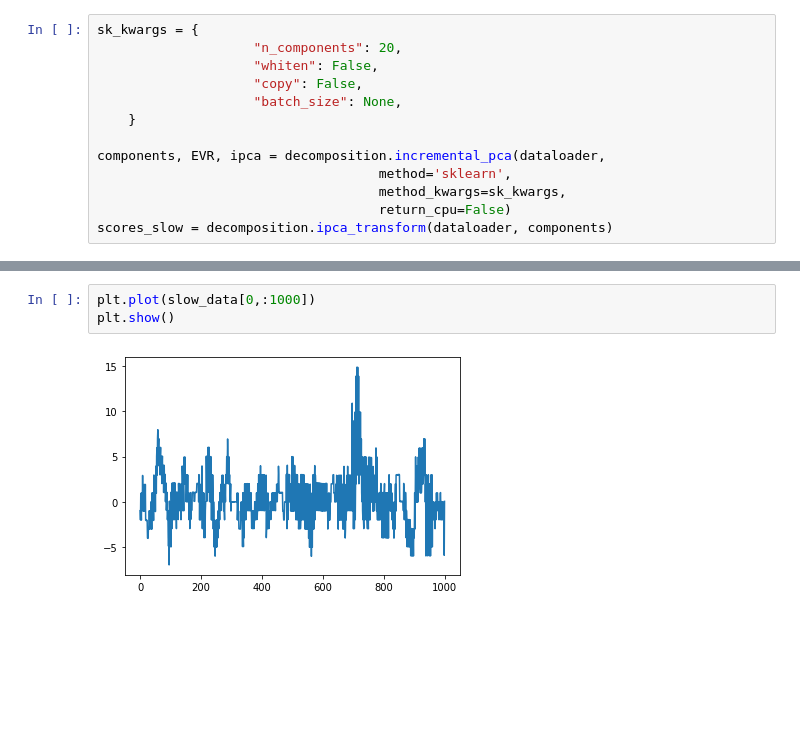
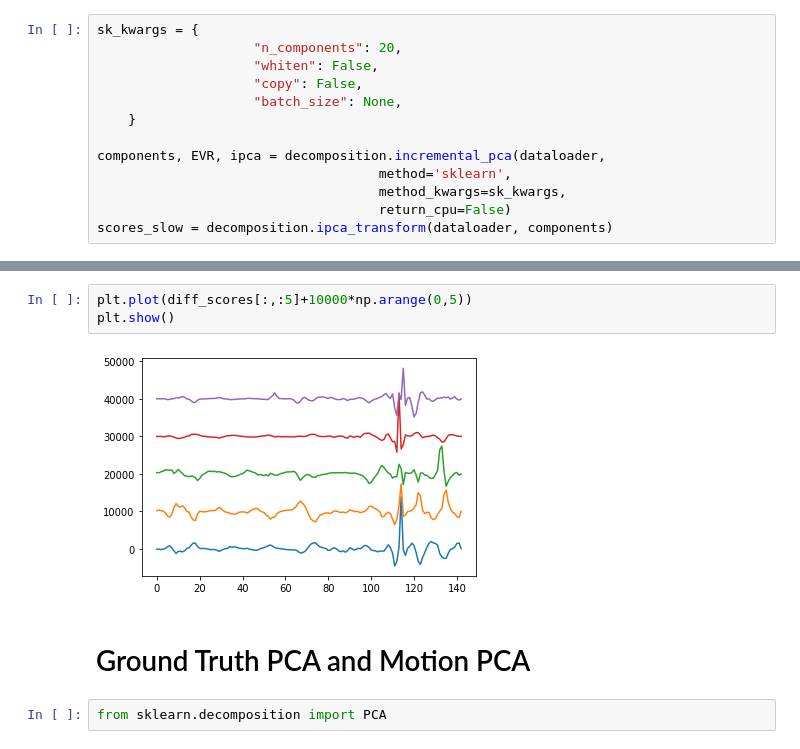
Before and after one commit to akshay-jaggi/basic_neural_processing_modules, a Jupyter notebook: demo__incremental_pca.ipynb, the cells around one changed output, grey strips where cells are left out. Drawn from its saved outputs; the diff is of its cells as text; blank space fills up the shorter version.

```diff
--- a/demo__incremental_pca.ipynb
+++ b/demo__incremental_pca.ipynb
@@ -391,5 +246,9 @@ plt.show()
-# %%
-plt.plot(slow_data[0,:1000])
-plt.show()
-# %% [output]
-[figure, removed]
+# %%
+plt.plot(diff_scores[:,:5]+10000*np.arange(0,5))
+plt.show()
+# %% [output]
+[figure, added]
+# %% [markdown]
+# Ground Truth PCA and Motion PCA
+# %%
+from sklearn.decomposition import PCA
```
Also changed, not shown: parts of 14 cells of this notebook, 1 other file.
